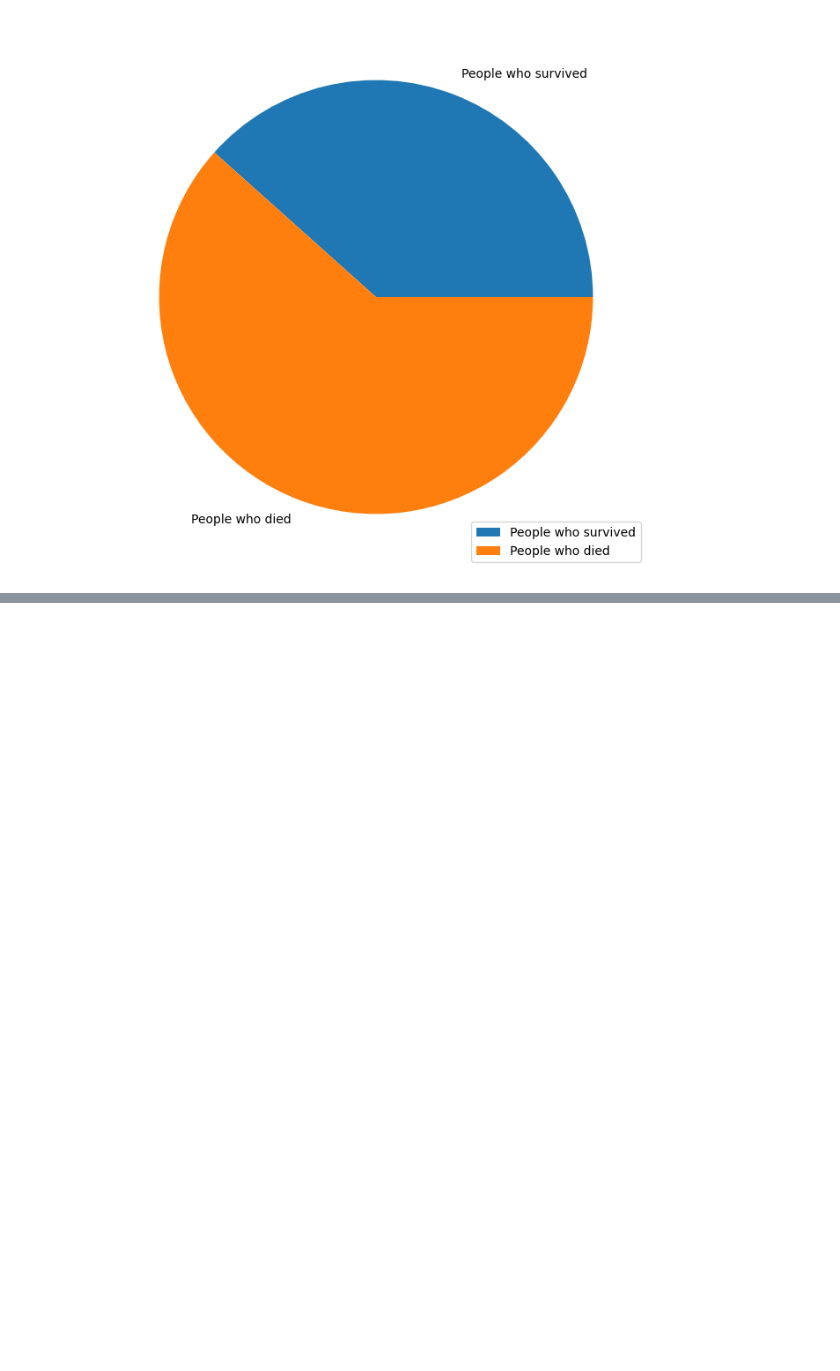
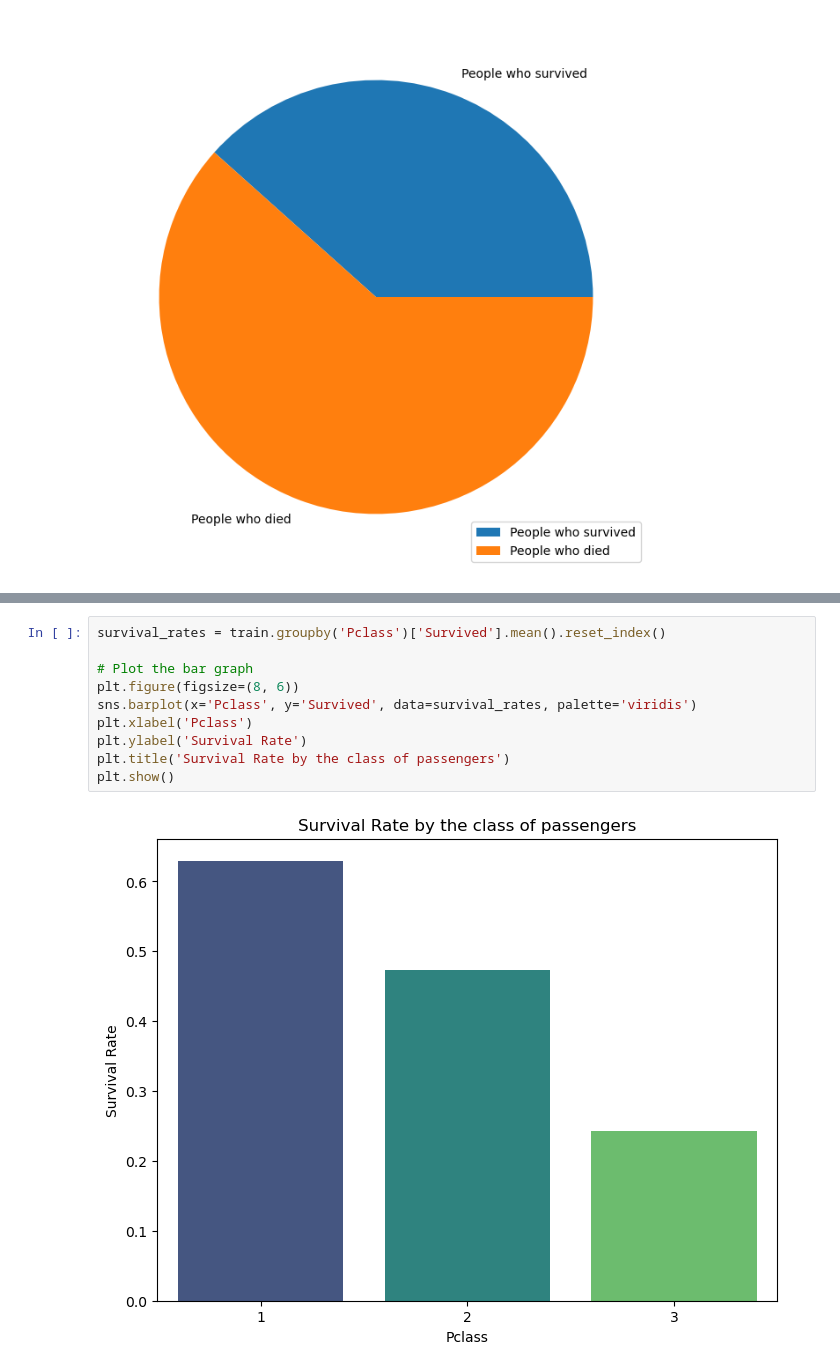
Before and after one commit to krsnathkr/TitanicMLprediction, a Jupyter notebook: main.ipynb, the cells around one changed output, grey strips where cells are left out. Drawn from its saved outputs; the diff is of its cells as text; blank space fills up the shorter version.

```diff
--- a/main.ipynb
+++ b/main.ipynb
@@ -195,0 +211,12 @@ plt.show()
+# %%
+survival_rates = train.groupby('Pclass')['Survived'].mean().reset_index()
+
+# Plot the bar graph
+plt.figure(figsize=(8, 6))
+sns.barplot(x='Pclass', y='Survived', data=survival_rates, palette='viridis')
+plt.xlabel('Pclass')
+plt.ylabel('Survival Rate')
+plt.title('Survival Rate by the class of passengers')
+plt.show()
+# %% [output]
+[figure, added]
```
Also changed, not shown: parts of 3 cells of this notebook.
